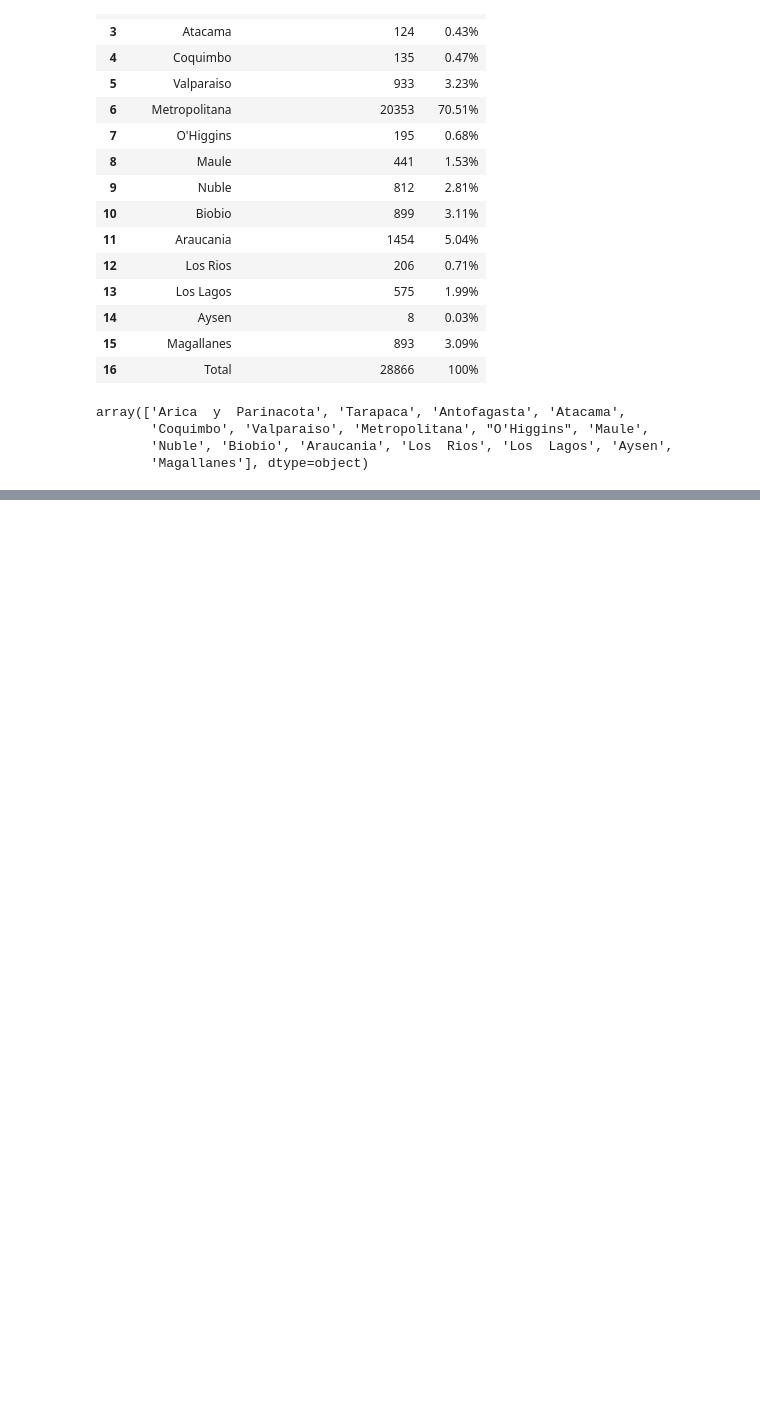
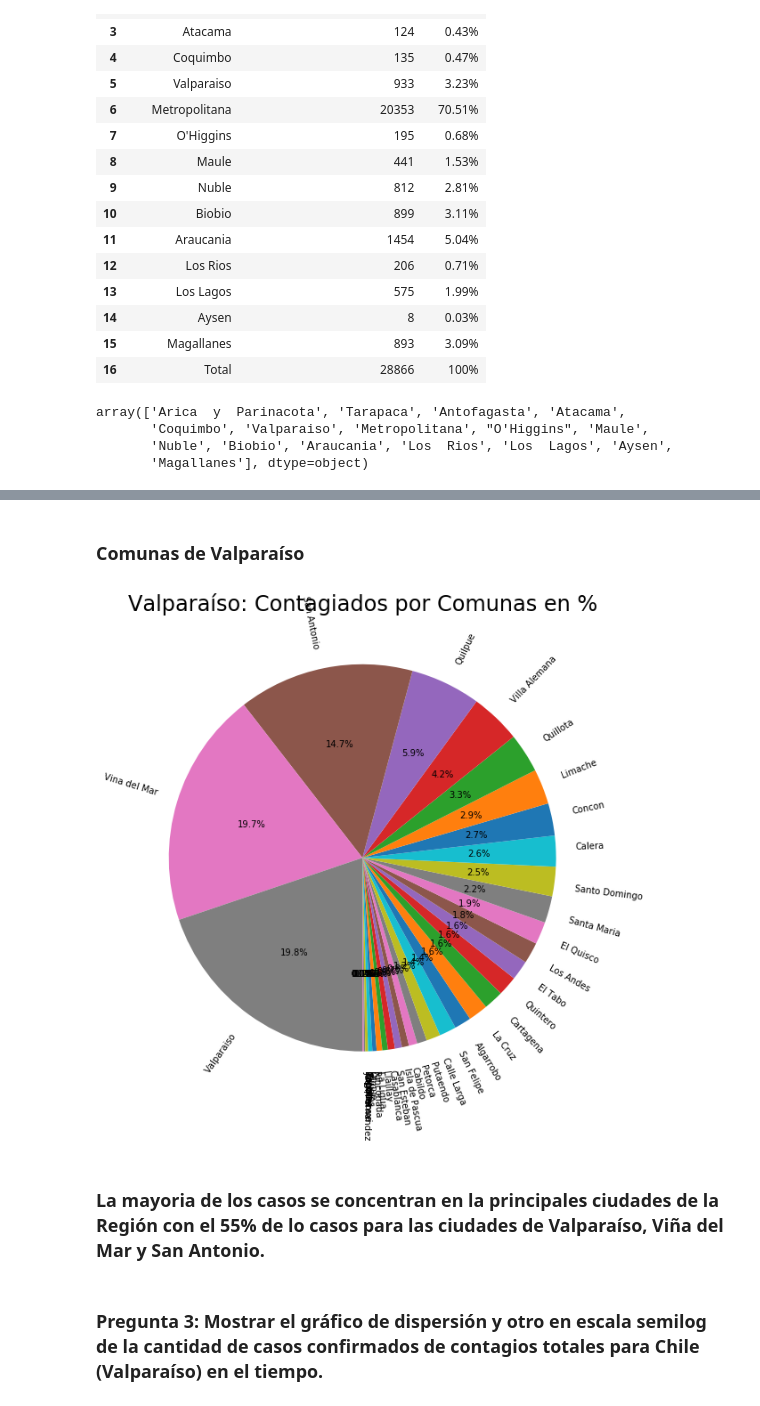
Before and after one commit to EdGoll/doctorado, a Jupyter notebook: Mineria_de_Datos/Taller_01/Taller_01.ipynb, the cells around one changed output, grey strips where cells are left out. Cells and saved outputs as stored; diff of their text form; code cells hidden in the pictures; blank space fills up the shorter version.

Commit message:
se actrualiza avance hasta pregunta 3.

```diff
--- a/Mineria_de_Datos/Taller_01/Taller_01.ipynb
+++ b/Mineria_de_Datos/Taller_01/Taller_01.ipynb
@@ -89,0 +108,24 @@ ValueError: could not convert string to float: '1.18%'
+# %% [markdown]
+### Comunas de Valparaíso
+# %%
+#Datos-COVID19/output/producto2/2020-05-08-CasosConfirmados.csv
+df = pd.read_csv("Datos-COVID19/output/producto2/2020-05-08-CasosConfirmados.csv")
+
+dfRegion=df.loc[df['Region']=='Valparaíso',['Region','Comuna','Casos Confirmados']]
+dfRegion=dfRegion.sort_values('Casos Confirmados');
+
+explode = np.zeros(len(dfRegion['Comuna'].unique()),int)
+
+totales = dfRegion['Casos Confirmados'].astype(int)
+etiquetas = dfRegion['Comuna'].unique()
+fig, ax1 = plt.subplots(figsize = (10,10))
+ax1.pie(totales, explode=explode, labels=etiquetas, autopct='%1.1f%%',  startangle=-90,rotatelabels=True);
+plt.title("Valparaíso: Contagiados por Comunas en %", fontsize = 24);
+
+#for region in regiones:
+# %% [output]
+[figure, added]
+# %% [markdown]
+### La mayoria de los casos se concentran en la principales ciudades de la Región con el 55% de lo casos para las ciudades de Valparaíso, Viña del Mar y San Antonio.
+# %% [markdown]
+### Pregunta 3:  Mostrar el gráfico de dispersión y otro en escala semilog de la cantidad de casos confirmados de contagios totales para Chile (Valparaíso) en el tiempo.
```
Also changed, not shown: parts of 15 cells of this notebook.
